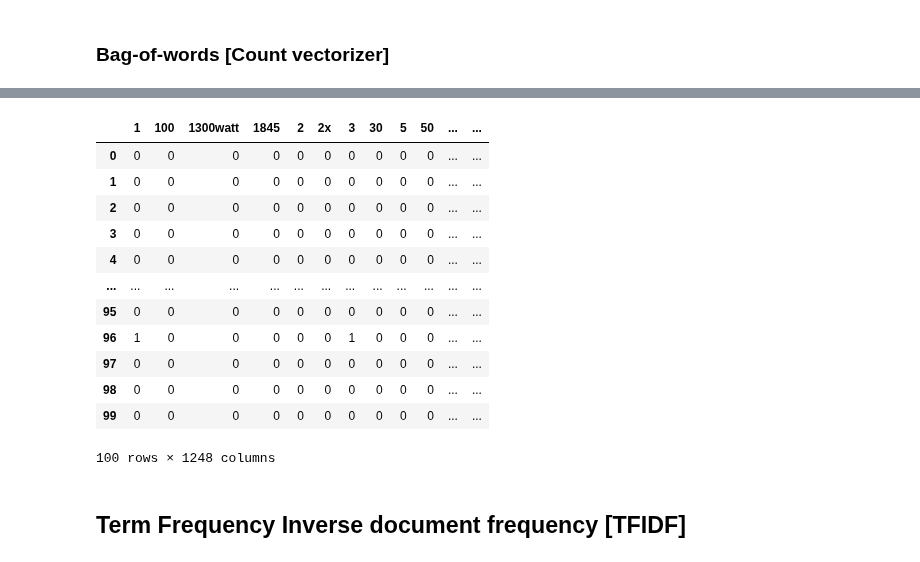
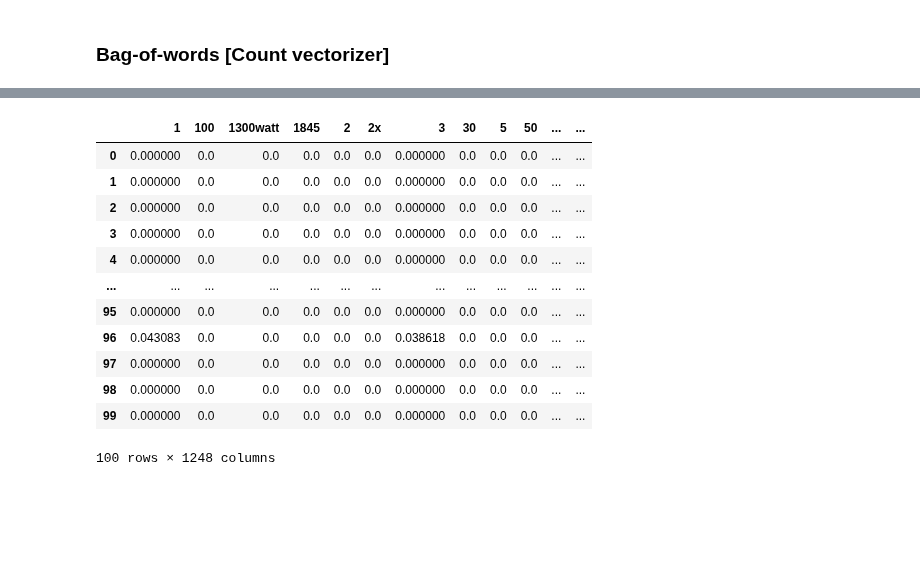
Before and after one commit to hrithickcodes/ml_from_scratch, a Jupyter notebook: notebooks/NLP_basics.ipynb, the cells around one changed output, grey strips where cells are left out. Saved outputs shown, nothing was run; the diff lists cells and outputs as text; code cells hidden in the pictures; blank space fills up the shorter version.

Commit message:
tfidf added

```diff
--- a/notebooks/NLP_basics.ipynb
+++ b/notebooks/NLP_basics.ipynb
@@ -124,20 +224,21 @@ bow.fit(text_corpus[0:100])
+# %%
+text_corpus = df.Text.tolist()[0:100]
+# %%
+tfidf = TFIDFVectorizer()
+tfidf.fit(text_corpus)
 # %%
-binary_bow_vecs = bow.transform(text_corpus[:100])
+tfidf.transform(text_corpus)
+# %% [output]
+|  | 1 | 100 | 1300watt | 1845 | 2 | 2x | 3 | 30 | 5 | 50 | ... | ... |
+| 0 | 0.000000 | 0.0 | 0.0 | 0.0 | 0.0 | 0.0 | 0.000000 | 0.0 | 0.0 | 0.0 | ... | ... |
+| 1 | 0.000000 | 0.0 | 0.0 | 0.0 | 0.0 | 0.0 | 0.000000 | 0.0 | 0.0 | 0.0 | ... | ... |
+| 2 | 0.000000 | 0.0 | 0.0 | 0.0 | 0.0 | 0.0 | 0.000000 | 0.0 | 0.0 | 0.0 | ... | ... |
+| 3 | 0.000000 | 0.0 | 0.0 | 0.0 | 0.0 | 0.0 | 0.000000 | 0.0 | 0.0 | 0.0 | ... | ... |
+| 4 | 0.000000 | 0.0 | 0.0 | 0.0 | 0.0 | 0.0 | 0.000000 | 0.0 | 0.0 | 0.0 | ... | ... |
+| ... | ... | ... | ... | ... | ... | ... | ... | ... | ... | ... | ... | ... |
+| 95 | 0.000000 | 0.0 | 0.0 | 0.0 | 0.0 | 0.0 | 0.000000 | 0.0 | 0.0 | 0.0 | ... | ... |
+| 96 | 0.043083 | 0.0 | 0.0 | 0.0 | 0.0 | 0.0 | 0.038618 | 0.0 | 0.0 | 0.0 | ... | ... |
+| 97 | 0.000000 | 0.0 | 0.0 | 0.0 | 0.0 | 0.0 | 0.000000 | 0.0 | 0.0 | 0.0 | ... | ... |
+| 98 | 0.000000 | 0.0 | 0.0 | 0.0 | 0.0 | 0.0 | 0.000000 | 0.0 | 0.0 | 0.0 | ... | ... |
+| 99 | 0.000000 | 0.0 | 0.0 | 0.0 | 0.0 | 0.0 | 0.000000 | 0.0 | 0.0 | 0.0 | ... | ... |
+100 rows × 1248 columns
-# %%
-binary_bow_vecs
-# %% [output]
-|  | 1 | 100 | 1300watt | 1845 | 2 | 2x | 3 | 30 | 5 | 50 | ... | ... |
-| 0 | 0 | 0 | 0 | 0 | 0 | 0 | 0 | 0 | 0 | 0 | ... | ... |
-| 1 | 0 | 0 | 0 | 0 | 0 | 0 | 0 | 0 | 0 | 0 | ... | ... |
-| 2 | 0 | 0 | 0 | 0 | 0 | 0 | 0 | 0 | 0 | 0 | ... | ... |
-| 3 | 0 | 0 | 0 | 0 | 0 | 0 | 0 | 0 | 0 | 0 | ... | ... |
-| 4 | 0 | 0 | 0 | 0 | 0 | 0 | 0 | 0 | 0 | 0 | ... | ... |
-| ... | ... | ... | ... | ... | ... | ... | ... | ... | ... | ... | ... | ... |
-| 95 | 0 | 0 | 0 | 0 | 0 | 0 | 0 | 0 | 0 | 0 | ... | ... |
-| 96 | 1 | 0 | 0 | 0 | 0 | 0 | 1 | 0 | 0 | 0 | ... | ... |
-| 97 | 0 | 0 | 0 | 0 | 0 | 0 | 0 | 0 | 0 | 0 | ... | ... |
-| 98 | 0 | 0 | 0 | 0 | 0 | 0 | 0 | 0 | 0 | 0 | ... | ... |
-| 99 | 0 | 0 | 0 | 0 | 0 | 0 | 0 | 0 | 0 | 0 | ... | ... |
-100 rows × 1248 columns
-# %% [markdown]
-## Term Frequency Inverse document frequency [TFIDF]
```
Also changed, not shown: parts of 19 cells of this notebook.
